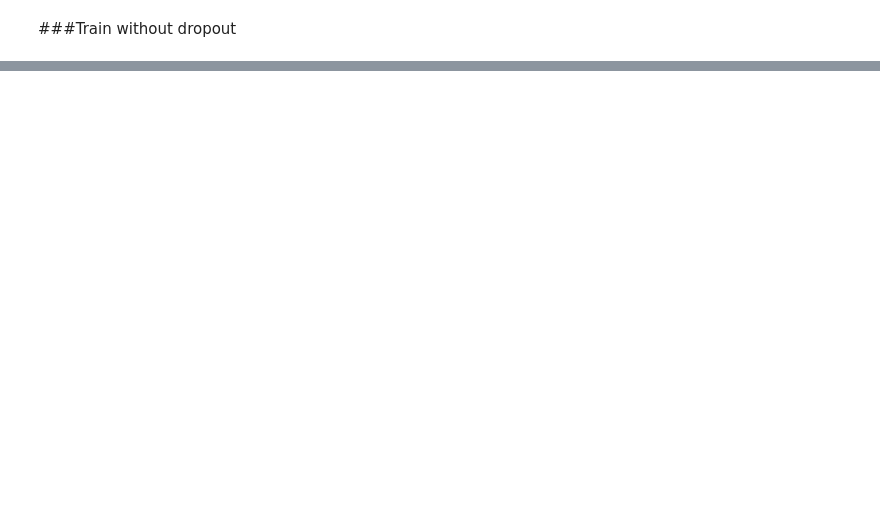
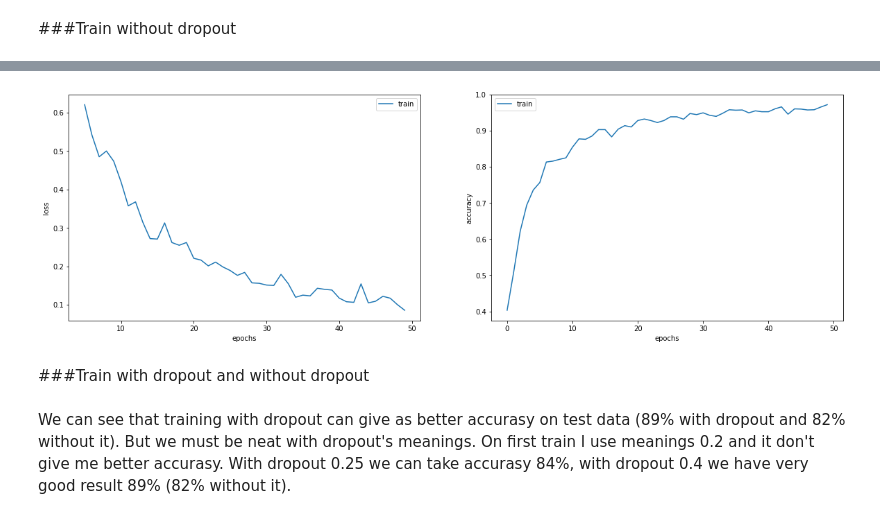
Before and after one commit to greatgomer/Task5_CNN, a Jupyter notebook: ROONYX_Test5.ipynb, the cells around one changed output, grey strips where cells are left out. Cells and saved outputs as stored; diff of their text form; code cells hidden in the pictures; blank space fills up the shorter version.

Commit message:
Better accurasy

```diff
--- a/ROONYX_Test5.ipynb
+++ b/ROONYX_Test5.ipynb
@@ -362,0 +407,13 @@ plt.show()
+# %%
+model3.compile(
+    optimizer='adam',
+    loss='categorical_crossentropy',
+    metrics=['acc', tf.keras.metrics.Precision(), tf.keras.metrics.Recall()]
+)
+
+history3 = model3.fit_generator(train_iterator, steps_per_epoch=len(train_iterator),
+                    epochs=50)
+_, acc2, precision2, recall2 = model3.evaluate_generator(test_iterator, steps=len(test_iterator), verbose=0)
+print('Test Accuracy: %.3f' % (acc2 * 100))
+print('Test Precision: %.3f' % (precision2 * 100))
+print('Test Recall: %.3f' % (recall2 * 100))
@@ -362,0 +438,29 @@ plt.show()
+# %%
+from matplotlib import pyplot as plt
+
+h = history3.history
+
+offset = 5
+epochs = range(offset, len(h['loss']))
+
+plt.figure(1, figsize=(20, 6))
+
+plt.subplot(121)
+plt.xlabel('epochs')
+plt.ylabel('loss')
+plt.plot(epochs, h['loss'][offset:], label='train')
+plt.legend()
+
+plt.subplot(122)
+plt.xlabel('epochs')
+plt.ylabel('accuracy')
+plt.plot(h[f'acc'], label='train')
+plt.legend()
+
+plt.show()
+# %% [output]
+[figure, added]
+# %% [markdown]
+###Train with dropout and without dropout
+# %% [markdown]
+We can see that training with dropout can give as better accurasy on test data (89% with dropout and 82% without it). But we must be neat with dropout's meanings. On first train I use meanings 0.2 and it don't give me better accurasy. With dropout 0.25 we can take accurasy 84%, with dropout 0.4 we have very good result 89% (82% without it).
```
Also changed, not shown: parts of 17 cells of this notebook.
